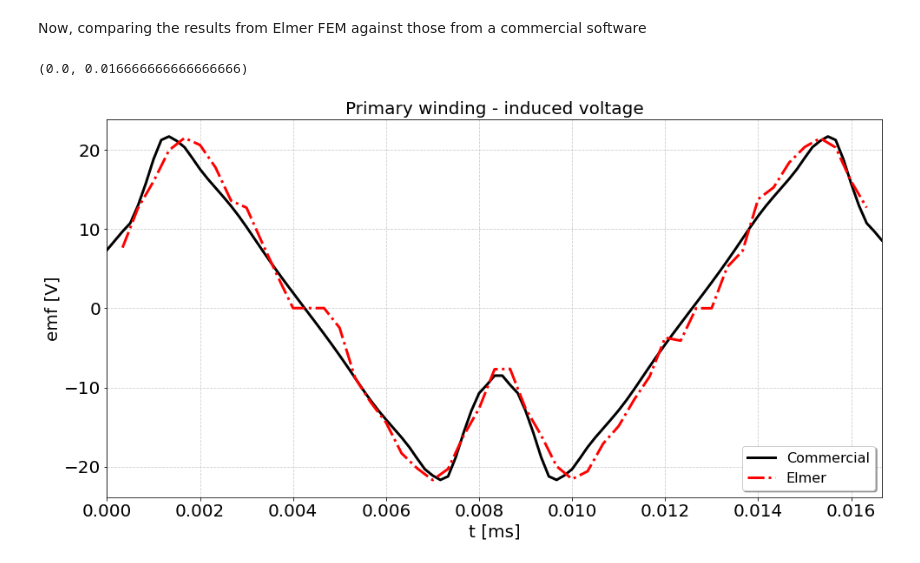
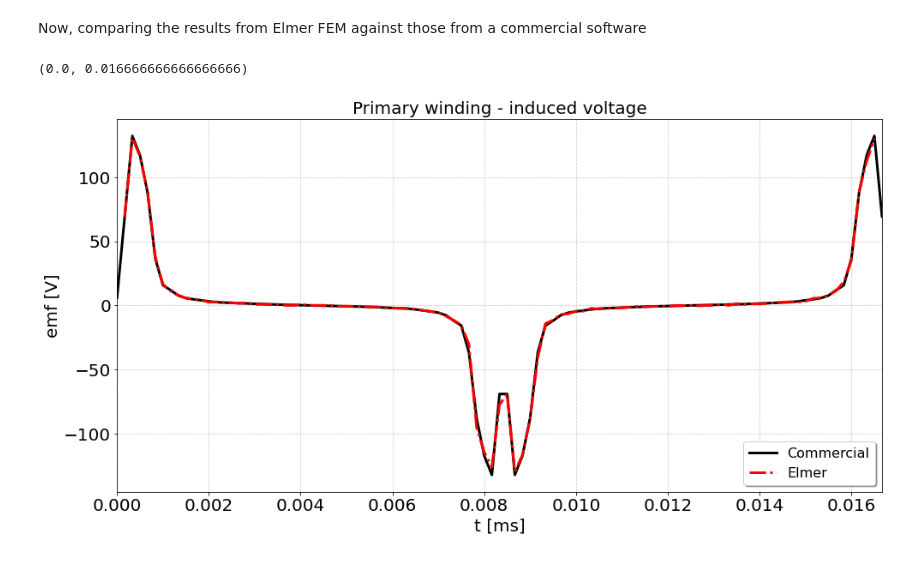
Before and after one commit to gforti84/ElmerFiles, a Jupyter notebook: debug_2/plot_curves.ipynb, the cells around one changed output. Saved outputs shown, nothing was run; the diff lists cells and outputs as text; code cells hidden in the pictures.

Commit message:
Add isotropic results

```diff
--- a/debug_2/plot_curves.ipynb
+++ b/debug_2/plot_curves.ipynb
@@ -110,8 +110,16 @@ ax.legend(fontsize = 16, loc = 'upper right', fancybox=True, shadow=True)
 # %% [markdown]
 Now, comparing the results from Elmer FEM against those from a commercial software
 # %%
+# == Isotropic results: ==
+m_i_data_nlin = pd.read_csv('Output_M/Iso_nLin_WindingPlot.csv')
+
+m_i_time = np.array(m_i_data_nlin[m_i_data_nlin.keys()[0]])*1e-3
+m_i_priV = np.array(m_i_data_nlin[m_i_data_nlin.keys()[1]])
+m_i_secV = np.array(m_i_data_nlin[m_i_data_nlin.keys()[2]])
+
+# == Anisotropic results: ==
 m_data_a_nlin = pd.read_csv('Output_M/Aniso_nLin_WindingPlot_0p02.csv')
 
-ma_time = np.array(m_data_a_nlin[m_data_a_nlin.keys()[0]])*1e-3
-ma_priV = np.array(m_data_a_nlin[m_data_a_nlin.keys()[1]])
-ma_secV = np.array(m_data_a_nlin[m_data_a_nlin.keys()[2]])
+m_a_time = np.array(m_data_a_nlin[m_data_a_nlin.keys()[0]])*1e-3
+m_a_priV = np.array(m_data_a_nlin[m_data_a_nlin.keys()[1]])
+m_a_secV = np.array(m_data_a_nlin[m_data_a_nlin.keys()[2]])
@@ -162,14 +216,14 @@ e_secV = out_data[16,:]
 # %%
 fig, ax = plt.subplots(figsize=(16, 8))
-plt.plot(ma_time, ma_priV, c='k', ls='-', lw=3, label='Commercial')
-plt.plot(e_time, e_priV, c='r', ls='-.', lw=3, label='Elmer')
+plt.plot(m_i_time, m_i_priV, c='k', ls='-', lw=3, label='Commercial')
+plt.plot(e_i_time, e_i_priV, c='r', ls='-.', lw=3, label='Elmer')
 ax.set_title('Primary winding - induced voltage', fontsize = 20)
 ax.set_ylabel('emf [V]', fontsize = 20)
 ax.set_xlabel('t [ms]', fontsize = 20)
 ax.tick_params(axis='both', which='major', labelsize=20)
 ax.grid(color=(0.8, 0.8, 0.8), linestyle='--', linewidth=.8)
 ax.legend(fontsize = 16, loc = 'lower right', fancybox=True, shadow=True)
 ax.set_xlim([0,1/60])
 # %% [output]
 (0.0, 0.016666666666666666)
-[figure, old version]
+[figure, new version]
```
Also changed, not shown: parts of 3 cells of this notebook, 3 other files.
